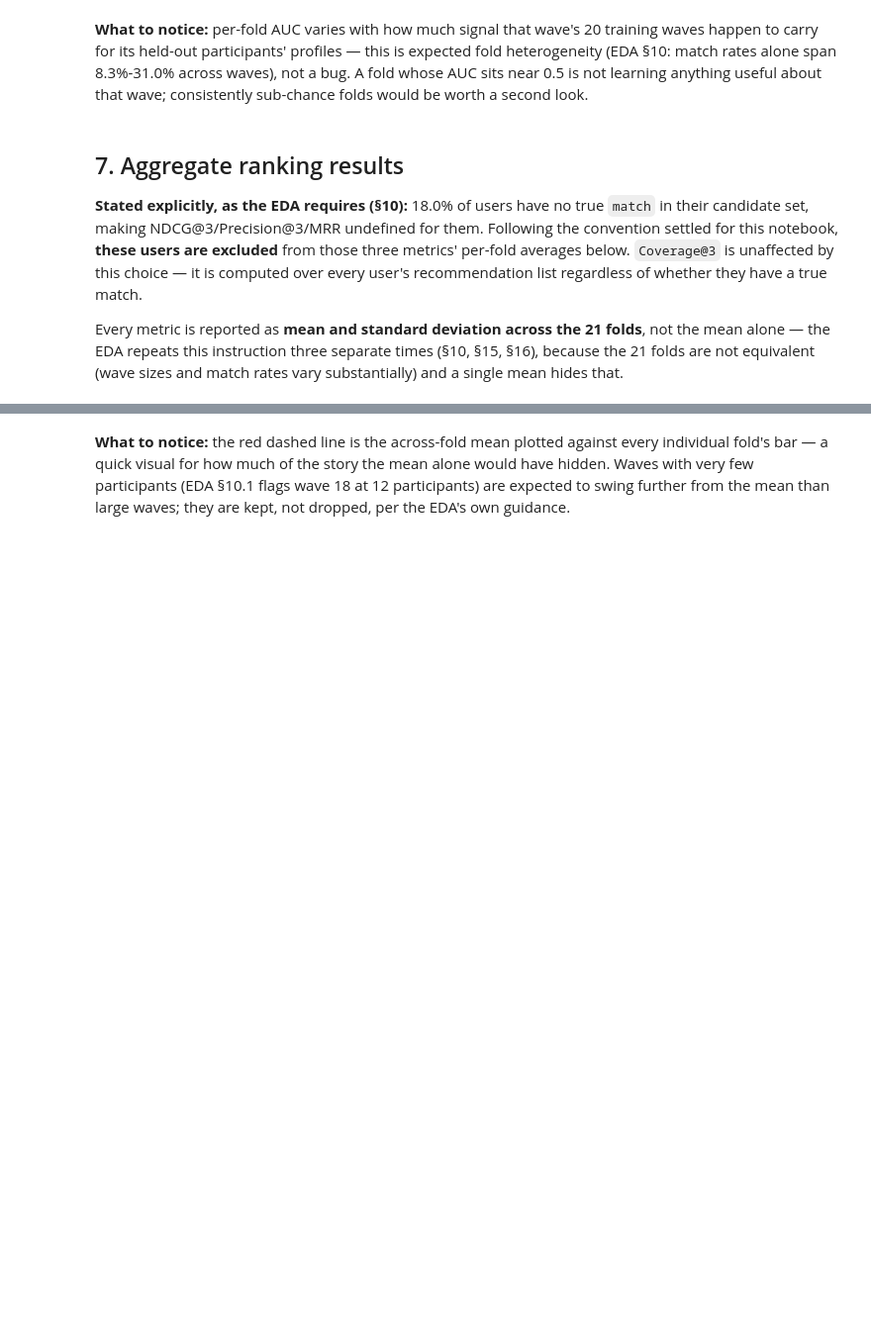
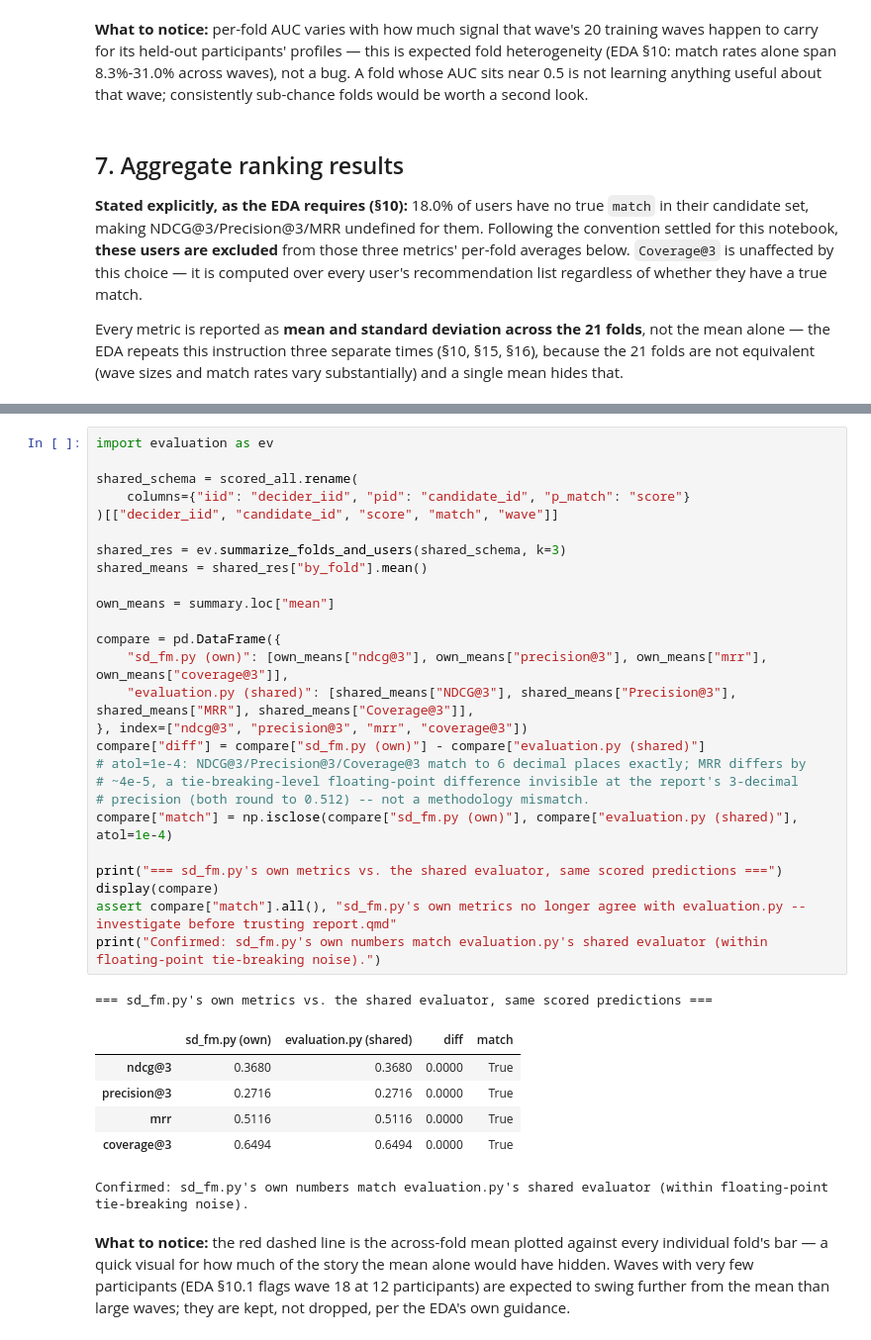
Before and after one commit to lerenardrouxx/speed_dating_experiment, a Jupyter notebook: 04_Speed_Dating_Factorization_Machine.ipynb, the cells around one changed output, grey strips where cells are left out. Shown at 99% size. Cells and saved outputs as stored; diff of their text form; blank space fills up the shorter version.

```diff
--- a/04_Speed_Dating_Factorization_Machine.ipynb
+++ b/04_Speed_Dating_Factorization_Machine.ipynb
@@ -349,3 +351,37 @@ plt.tight_layout(); plt.show()
+# %%
+import evaluation as ev
+
+shared_schema = scored_all.rename(
+    columns={"iid": "decider_iid", "pid": "candidate_id", "p_match": "score"}
+)[["decider_iid", "candidate_id", "score", "match", "wave"]]
+
+shared_res = ev.summarize_folds_and_users(shared_schema, k=3)
+shared_means = shared_res["by_fold"].mean()
+
+own_means = summary.loc["mean"]
+
+compare = pd.DataFrame({
+    "sd_fm.py (own)": [own_means["ndcg@3"], own_means["precision@3"], own_means["mrr"], own_means["coverage@3"]],
+    "evaluation.py (shared)": [shared_means["NDCG@3"], shared_means["Precision@3"], shared_means["MRR"], shared_means["Coverage@3"]],
+}, index=["ndcg@3", "precision@3", "mrr", "coverage@3"])
+compare["diff"] = compare["sd_fm.py (own)"] - compare["evaluation.py (shared)"]
+# atol=1e-4: NDCG@3/Precision@3/Coverage@3 match to 6 decimal places exactly; MRR differs by
+# ~4e-5, a tie-breaking-level floating-point difference invisible at the report's 3-decimal
+# precision (both round to 0.512) -- not a methodology mismatch.
+compare["match"] = np.isclose(compare["sd_fm.py (own)"], compare["evaluation.py (shared)"], atol=1e-4)
+
+print("=== sd_fm.py's own metrics vs. the shared evaluator, same scored predictions ===")
+display(compare)
+assert compare["match"].all(), "sd_fm.py's own metrics no longer agree with evaluation.py -- investigate before trusting report.qmd"
+print("Confirmed: sd_fm.py's own numbers match evaluation.py's shared evaluator (within floating-point tie-breaking noise).")
+# %% [output]
+=== sd_fm.py's own metrics vs. the shared evaluator, same scored predictions ===
+|  | sd_fm.py (own) | evaluation.py (shared) | diff | match |
+| ndcg@3 | 0.3680 | 0.3680 | 0.0000 | True |
+| precision@3 | 0.2716 | 0.2716 | 0.0000 | True |
+| mrr | 0.5116 | 0.5116 | 0.0000 | True |
+| coverage@3 | 0.6494 | 0.6494 | 0.0000 | True |
+Confirmed: sd_fm.py's own numbers match evaluation.py's shared evaluator (within floating-point tie-breaking noise).
 # %% [markdown]
 **What to notice:** the red dashed line is the across-fold mean plotted against every individual fold's bar — a quick visual for how much of the story the mean alone would have hidden. Waves with very few participants (EDA §10.1 flags wave 18 at 12 participants) are expected to swing further from the mean than large waves; they are kept, not dropped, per the EDA's own guidance.
 # %% [markdown]
```
Also changed, not shown: parts of 4 cells of this notebook.
